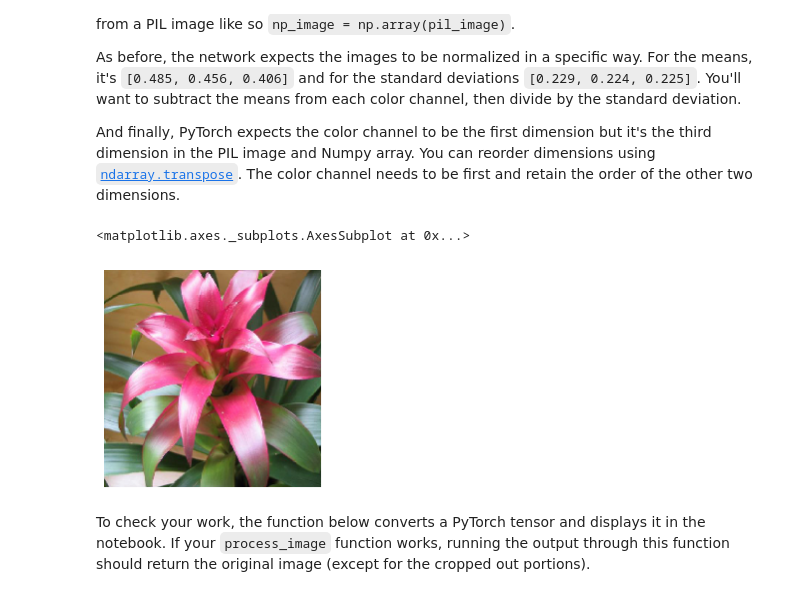
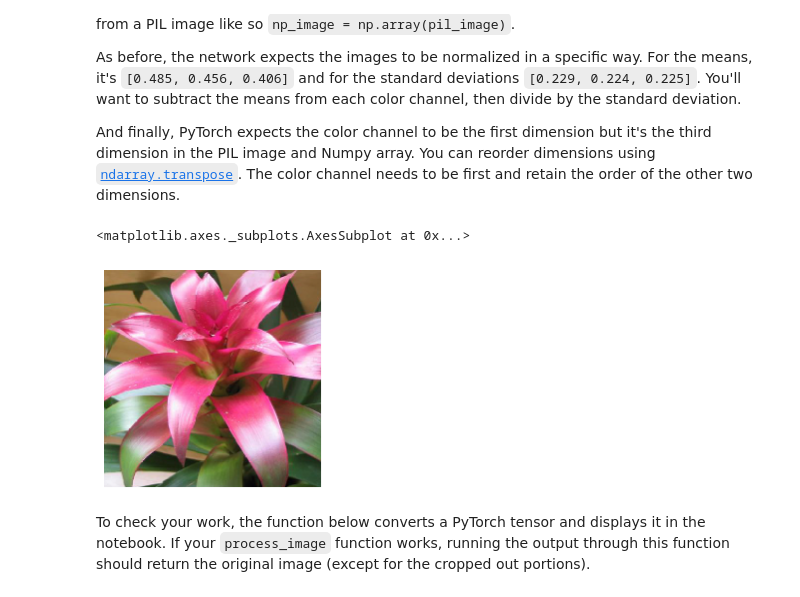
Before and after one commit to ssi112/aipnd-project, a Jupyter notebook: Image Classifier Project.ipynb, the cells around one changed output. Cells and saved outputs as stored; diff of their text form; code cells hidden in the pictures.

```diff
--- a/Image Classifier Project.ipynb
+++ b/Image Classifier Project.ipynb
@@ -241,7 +246,6 @@ Using device: cuda
 epochs = 3 # originally 3, changed to 1 for testing to shorten run time
 print_every = 20
 steps = 0
-
 
 start_time = time.time()
 
@@ -266,9 +270,22 @@ for epoch in range(epochs):
         running_loss += loss.item()
 
         if steps % print_every == 0:
+            # Make sure network is in evaluation mode for inference
+            # turns dropout OFF
+            model.eval()
+            model.to(device)
+            # Turn off gradients for validation, saves memory and
+            # computations when doing validation
+            with torch.no_grad():
+                valid_loss, valid_accuracy = run_validation(model, dataloaders['valid_loader'], criterion)
             print("Epoch: {} of {}... ".format(epoch+1, epochs),
-                  "Loss: {:.4f}".format(running_loss / print_every))
+                  "Training Loss: {:.4f}".format(running_loss / print_every),
+                  "Validation Loss: {:.4f}...".format(valid_loss / len(dataloaders['valid_loader'])),
+                  "Validation Accuracy: {:.4f}...".format(valid_accuracy / len(dataloaders['valid_loader']))
+                 )
             running_loss = 0
+            # Make sure training is back on - turns dropout ON
+            model.train()
 
 
 end_time = time.time()
@@ -363,7 +382,8 @@ At this point it's good to write a function that can load a checkpoint and rebui
 
 def load_saved_checkpoint(model_path):
     saved_model = torch.load(model_path)
-    model = saved_model['model']
+    # model = saved_model['model']
+    arch_name = saved_model['arch_name']
     model.classifier = saved_model['classifier']
     model.load_state_dict(saved_model['model_state'])
     model.class_to_idx = saved_model['model_class_index']
@@ -413,44 +433,48 @@ def process_image(image):
     img_mean = np.array([0.485, 0.456, 0.406])
     img_std  = np.array([0.229, 0.224, 0.225])
     img = Image.open(image)
-    img = img.resize((256,256))
+    width, height = img.size
+    # print('initial width={} height={}'.format(width, height))
 
-    # just checking
+    # recommendation from Udacity reviewer
+    short_side = min(width, height)
+    img = img.resize( (int((width / short_side)*256), int((height / short_side)*256)) )
+    # just checking...again
     width, height = img.size
-    # print('width={} height={}'.format(width, height))
+    # print('resized width={} height={}'.format(width, height))
 
     # left, top, right, bottom = 0, 0, 224, 224
     # had to fix the center crop - above wasn't quite correct
     left = (width - 224) / 2
     top = (height - 224) / 2
     right = (width + 224) / 2
     bottom = (height + 224) / 2
     img = img.crop((left, top, right, bottom)) #crop out center
 
     # make this a numpy array
     img = np.array(img)
     # RGB values are 8-bit: 0 to 255
     # dividing by 255 gives us a range from 0.0 to 1.0
     # won't work properly without this
     img = img / 255
     img_norm = (img - img_mean) / img_std
     img_norm = np.transpose(img_norm, (2, 0, 1))
     return torch.Tensor(img_norm) # convert back to PyTorch tensor
 
 #    /3/image_06634.jpg
 #    /7/image_07215.jpg
 #    /33/image_06460.jpg
 #    /71/image_04514.jpg
 test_img = test_dir+'/99/image_07833.jpg'
 
 img_check = process_image(test_img)
 # type(img_check)
 # print(img_check)
 # double check results using helper.py
 helper.imshow(img_check, normalize=True)
 # %% [output]
 <matplotlib.axes._subplots.AxesSubplot at 0x...>
-[figure, old version]
+[figure, new version]
 # %% [markdown]
 To check your work, the function below converts a PyTorch tensor and displays it in the notebook. If your `process_image` function works, running the output through this function should return the original image (except for the cropped out portions).
 # %%
```
Also changed, not shown: parts of 10 cells of this notebook, 1 other file.
